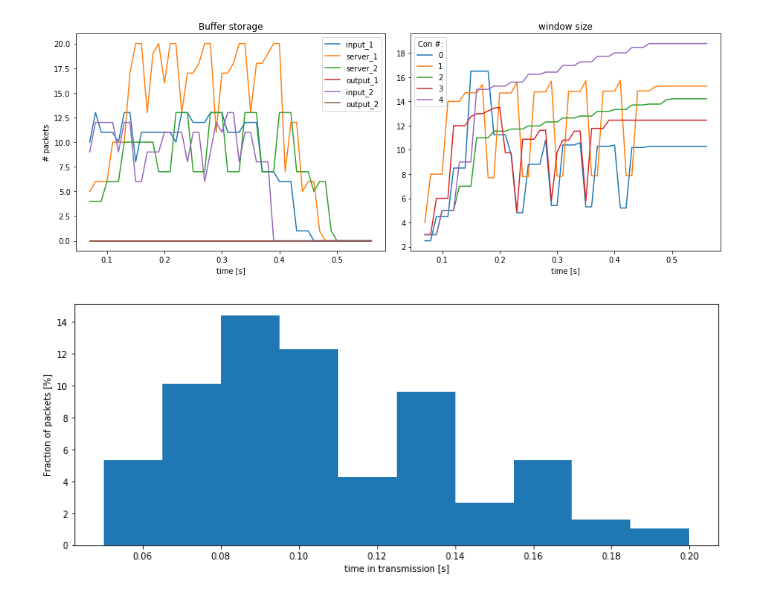
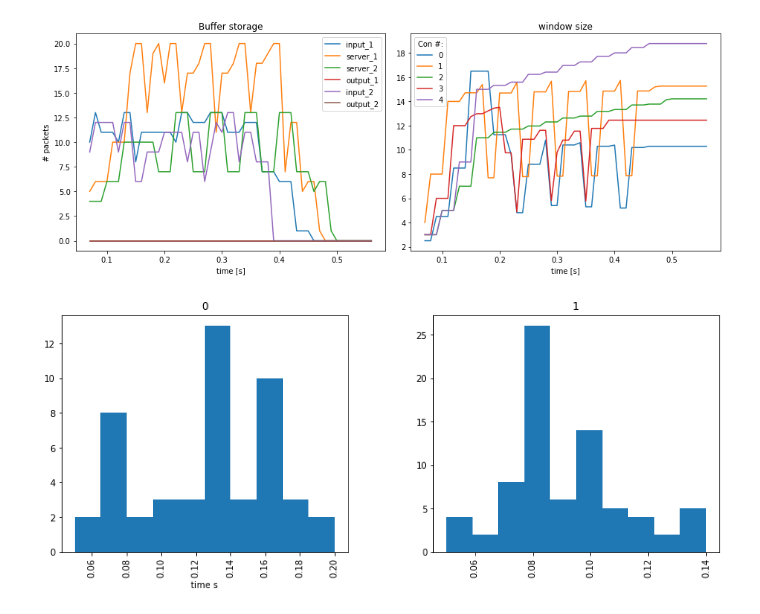
Before and after one commit to cdoepmann/predictor-core, a Jupyter notebook: OTS/ns_f/ns_f_test.ipynb, the cells around one changed output. Cells and saved outputs as stored; diff of their text form; code cells hidden in the pictures.

```diff
--- a/OTS/ns_f/ns_f_test.ipynb
+++ b/OTS/ns_f/ns_f_test.ipynb
@@ -428,11 +430,8 @@ plt.tight_layout()
 plt.show()
 # %% [output]
 [figure]
-# %%
-fig2 = plt.figure(figsize=[13,5])
-plt.hist(nw.t_transmission, density=True)
-plt.xlabel('time in transmission [s]')
-plt.ylabel('Fraction of packets [%]')
-plt.show()
-# %% [output]
-[figure, removed]
+# %%
+ax = dat.package_list[dat.package_list['tspawn']!=np.inf].hist(by='circuit', column='ttransit', figsize=[13,5])
+plt.show()
+# %% [output]
+[figure, added]
```
Also changed, not shown: parts of 13 cells of this notebook, 2 other files.
